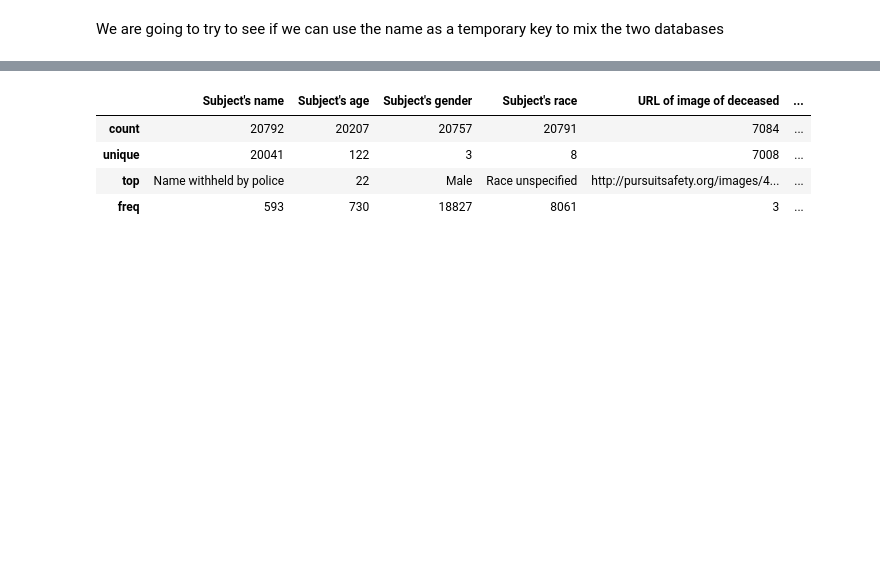
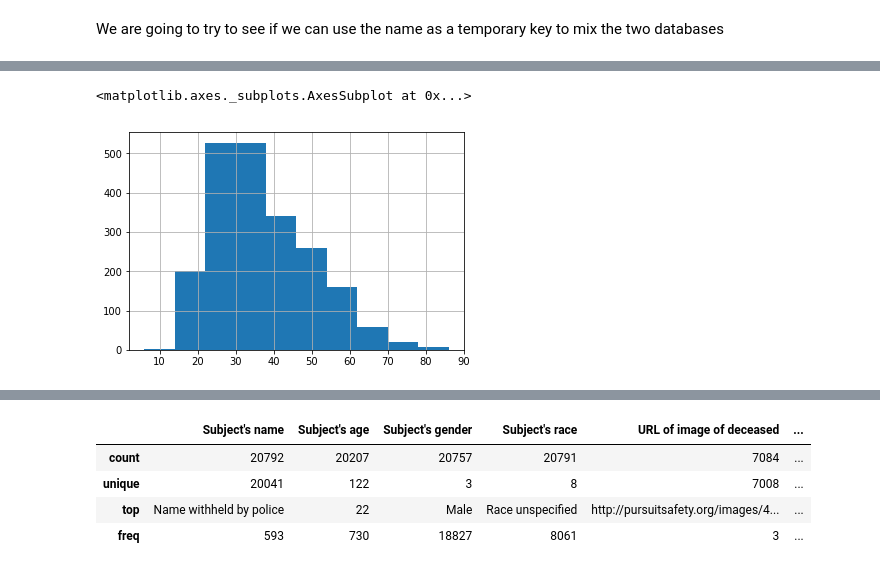
Before and after one commit to ReDI-Data-Analysis/data-analysis-project, a Jupyter notebook: notebooks/Previous analysis for sql implementation.ipynb, the cells around one changed output, grey strips where cells are left out. Saved outputs shown, nothing was run; the diff lists cells and outputs as text; code cells hidden in the pictures; blank space fills up the shorter version.

```diff
--- a/notebooks/Previous analysis for sql implementation.ipynb
+++ b/notebooks/Previous analysis for sql implementation.ipynb
@@ -90,0 +130,5 @@ fenc.describe()
+# %%
+wpost.age.hist()
+# %% [output]
+<matplotlib.axes._subplots.AxesSubplot at 0x...>
+[figure, added]
```
Also changed, not shown: parts of 65 cells of this notebook, 2 other files.
